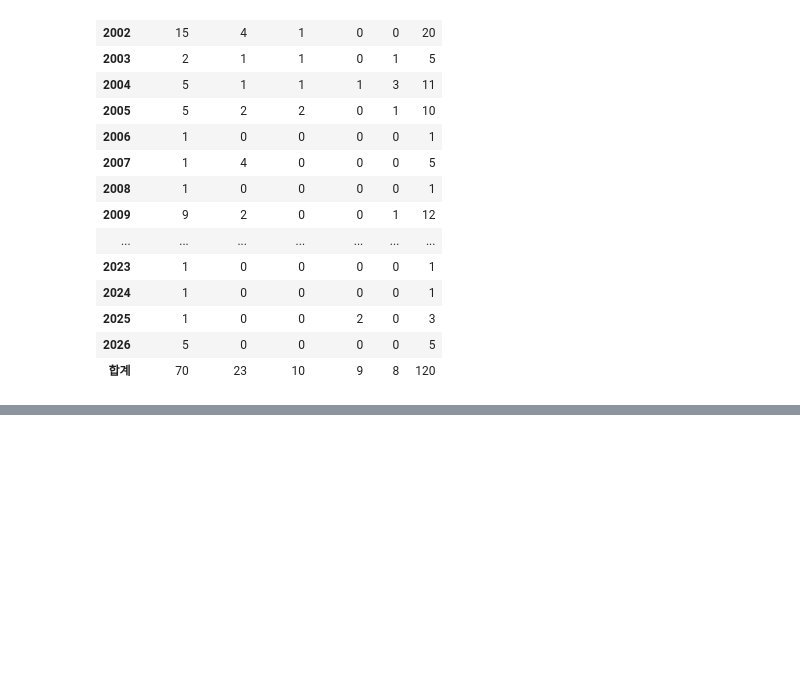
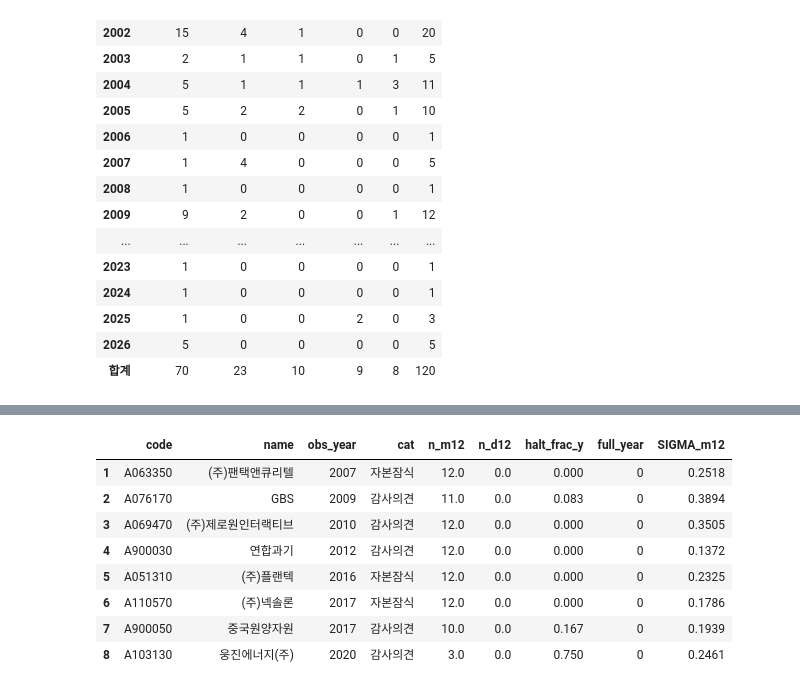
Before and after one commit to Seanjeon0220/project, a Jupyter notebook: quant/fVoL/kospi/delisted.ipynb, the cells around one changed output, grey strips where cells are left out. Drawn from its saved outputs; the diff is of its cells as text; code cells hidden in the pictures; blank space fills up the shorter version.

```diff
--- a/quant/fVoL/kospi/delisted.ipynb
+++ b/quant/fVoL/kospi/delisted.ipynb
@@ -335,0 +1231,83 @@ display(byyr)
+# %%
+# D6
+
+SCOL = ['SIGMA_m12', 'SIGMA_d12', 'SIGMA_d03', 'SIGMA_d12t']
+OTH = ['NITA_w', 'TLTA_w', 'RSIZE_w', 'EXRET_w']
+
+sg = pd.read_parquet('sigma.parquet'); sg['obs_year'] = sg['year'] + 1
+pan = pd.read_parquet('shumway_panel.parquet')
+dc = pd.read_parquet('delisted_cat.parquet'); dc['del_date'] = pd.to_datetime(dc['del_date'])
+NCOL = [c for c in sg.columns if c.startswith('n_')]
+
+J = pan[['code', 'obs_year', 'y', 'halt_frac_y', 'full_year'] + OTH].merge(
+    sg[['code', 'obs_year'] + SCOL + NCOL], on=['code', 'obs_year'], how='left')
+J['base'] = J[OTH].notna().all(axis=1)
+B = J[J['base']].copy()
+B['has_m12'] = B['SIGMA_m12'].notna()
+B['has_d12'] = B['SIGMA_d12'].notna()
+B['has_d03'] = B['SIGMA_d03'].notna()
+
+d6a = pd.DataFrame({
+    '관측': [len(B), int(B['has_m12'].sum()), int(B['has_d12'].sum()),
+            int((B['has_m12'] & ~B['has_d12']).sum()),
+            int((~B['has_m12'] & B['has_d12']).sum())],
+    '사건': [int(B['y'].sum()), int(B.loc[B['has_m12'], 'y'].sum()),
+            int(B.loc[B['has_d12'], 'y'].sum()),
+            int(B.loc[B['has_m12'] & ~B['has_d12'], 'y'].sum()),
+            int(B.loc[~B['has_m12'] & B['has_d12'], 'y'].sum())]},
+    index=pd.Index(['4변수 완비', 'm12 유효', 'd12 유효',
+                    'm12 있고 d12 없음 (손실)', 'd12 있고 m12 없음'], name='구분'))
+display(d6a)
+
+LOSS = B['has_m12'] & ~B['has_d12']
+L = B[LOSS].copy()
+bad = dc[(dc['is_bad'] == 1) & (dc['excl'] == 0)][['code', 'name', 'del_date', 'cat']]
+d6b = (L[L['y'] == 1][['code', 'obs_year', 'n_m12', 'n_d12', 'halt_frac_y',
+                       'full_year', 'SIGMA_m12']]
+       .merge(bad, on='code', how='left')
+       .sort_values('obs_year'))
+d6b['halt_frac_y'] = d6b['halt_frac_y'].round(3)
+d6b['SIGMA_m12'] = d6b['SIGMA_m12'].round(4)
+d6b = d6b[['code', 'name', 'obs_year', 'cat', 'n_m12', 'n_d12',
+           'halt_frac_y', 'full_year', 'SIGMA_m12']].reset_index(drop=True)
+d6b.index = d6b.index + 1
+display(d6b)
+
+ev = B[B['y'] == 1]
+d6c = pd.DataFrame({
+    '전체 사건': ev.groupby('obs_year').size(),
+    'd12 유효': ev[ev['has_d12']].groupby('obs_year').size(),
+    'd12 손실': ev[~ev['has_d12']].groupby('obs_year').size()}).fillna(0).astype(int)
+d6c['손실률 %'] = (d6c['d12 손실'] / d6c['전체 사건'] * 100).round(1)
+d6c.loc['합계'] = [d6c['전체 사건'].sum(), d6c['d12 유효'].sum(), d6c['d12 손실'].sum(),
+                 round(d6c['d12 손실'].sum() / d6c['전체 사건'].sum() * 100, 1)]
+d6c.index.name = '관측연도'
+display(d6c)
+
+evc = ev.merge(bad[['code', 'cat']], on='code', how='left')
+d6d = pd.DataFrame({
+    '전체 사건': evc.groupby('cat').size(),
+    'd12 유효': evc[evc['has_d12']].groupby('cat').size(),
+    'd12 손실': evc[~evc['has_d12']].groupby('cat').size()}).fillna(0).astype(int)
+d6d['손실률 %'] = (d6d['d12 손실'] / d6d['전체 사건'] * 100).round(1)
+d6d.index.name = '부실 사유'
+display(d6d)
+
+rows = []
+for lab, m in [('정지 없음', B['halt_frac_y'] == 0),
+               ('부분 정지', (B['halt_frac_y'] > 0) & (B['full_year'] == 0)),
+               ('연 완전정지', B['full_year'] == 1)]:
+    s = B[m]
+    rows.append({'구분': lab, '관측': len(s), '사건': int(s['y'].sum()),
+                 'd12 결측 %': round((~s['has_d12']).mean() * 100, 1),
+                 'm12 결측 %': round((~s['has_m12']).mean() * 100, 1),
+                 '사건 중 d12 결측': int((s['y'] == 1).sum() - s.loc[s['y'] == 1, 'has_d12'].sum())})
+d6e = pd.DataFrame(rows).set_index('구분')
+display(d6e)
+
+d6f = pd.DataFrame({
+    'n_m12 (최대 12)': L['n_m12'].describe(percentiles=[.25, .5, .75]).round(1),
+    'n_d12 (최대 ~250)': L['n_d12'].describe(percentiles=[.25, .5, .75]).round(1)})
+d6f.index.name = '손실 관측의 유효 관측 수'
+display(d6f)
+# %% [output]
@@ -335,0 +1321,9 @@ display(byyr)
+|  | code | name | obs_year | cat | n_m12 | n_d12 | halt_frac_y | full_year | SIGMA_m12 |
+| 1 | A063350 | (주)팬택앤큐리텔 | 2007 | 자본잠식 | 12.0 | 0.0 | 0.000 | 0 | 0.2518 |
+| 2 | A076170 | GBS | 2009 | 감사의견 | 11.0 | 0.0 | 0.083 | 0 | 0.3894 |
+| 3 | A069470 | (주)제로원인터랙티브 | 2010 | 감사의견 | 12.0 | 0.0 | 0.000 | 0 | 0.3505 |
+| 4 | A900030 | 연합과기 | 2012 | 감사의견 | 12.0 | 0.0 | 0.000 | 0 | 0.1372 |
+| 5 | A051310 | (주)플랜텍 | 2016 | 자본잠식 | 12.0 | 0.0 | 0.000 | 0 | 0.2325 |
+| 6 | A110570 | (주)넥솔론 | 2017 | 자본잠식 | 12.0 | 0.0 | 0.000 | 0 | 0.1786 |
+| 7 | A900050 | 중국원양자원 | 2017 | 감사의견 | 10.0 | 0.0 | 0.167 | 0 | 0.1939 |
+| 8 | A103130 | 웅진에너지(주) | 2020 | 감사의견 | 3.0 | 0.0 | 0.750 | 0 | 0.2461 |
```
Also changed, not shown: parts of 22 cells of this notebook.
